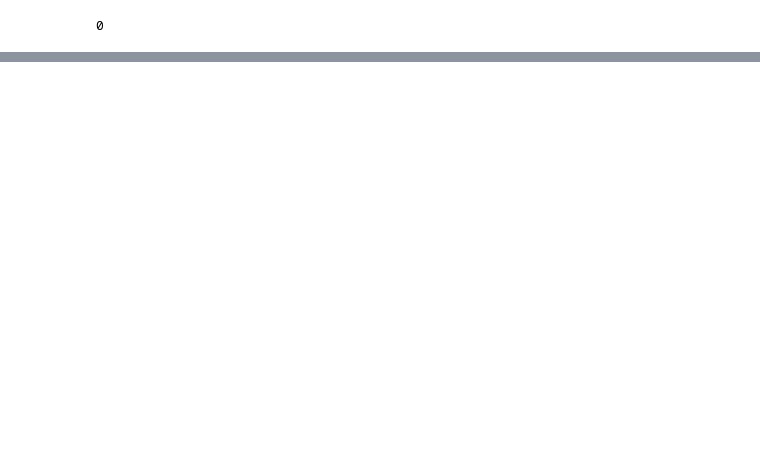
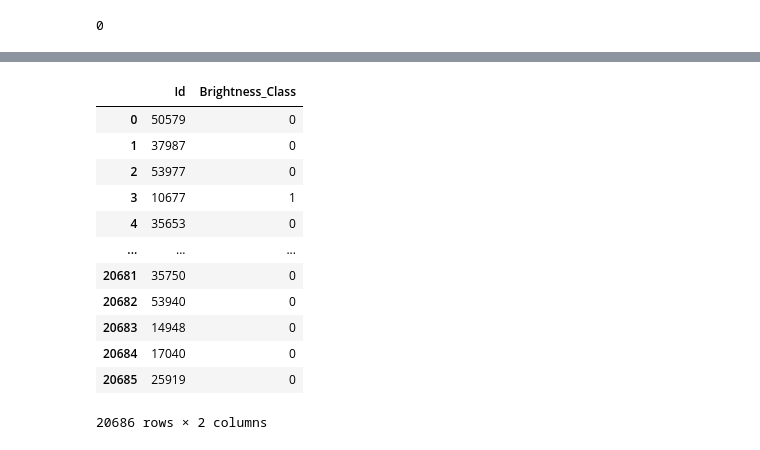
Before and after one commit to gkant06/Binary-Classification, a Jupyter notebook: Classification of Green Fluoroscent Protein .ipynb, the cells around one changed output, grey strips where cells are left out. Saved outputs shown, nothing was run; the diff lists cells and outputs as text; code cells hidden in the pictures; blank space fills up the shorter version.

```diff
--- a/Classification of Green Fluoroscent Protein .ipynb
+++ b/Classification of Green Fluoroscent Protein .ipynb
@@ -116,3 +108,8 @@ X_train.to_csv(r'C:\Users\kantg\OneDrive\Desktop\CMU\ML for Science\HW4\check.cs
+# %%
+# Importing training and test data matrix from local folder
+
+X_train = pd.read_csv(r'C:\Users\kantg\OneDrive\Desktop\CMU\ML for Science\HW4\X_train_output.csv')
+X_test = pd.read_csv(r'C:\Users\kantg\OneDrive\Desktop\CMU\ML for Science\HW4\X_test_output.csv')
 # %%
 # Checking for nulls
 X_train.isnull().any().sum()
@@ -149,8 +126,10 @@ X_test = pd.DataFrame(scaler.transform(X_test),columns= X_test.columns, index =
 # %%
 # Check submission
 
-log_reg = LogisticRegression(random_state=6,max_iter=200)
-log_reg.fit(X_train, y_train[['Brightness_Class']])
+yy_train = y_train[['Brightness_Class']]
+
+log_reg = LogisticRegression(random_state=10, max_iter=10000)
+log_reg.fit(X_train, yy_train.values.ravel())
 
 #Predicting the test set results
 y_test = log_reg.predict(X_test)
@@ -158,0 +136,4 @@ ValueError: Found input variables with inconsistent numbers of samples: [31029,
+# %%
+y_test = pd.DataFrame(y_test, columns = ['Brightness_Class'])
+y_test_final = pd.concat([X_test_0['Id'], y_test['Brightness_Class']], axis = 1)
+y_test_final.to_csv(r'C:\Users\kantg\OneDrive\Desktop\CMU\ML for Science\HW4\y_test result.csv',index=None)
@@ -158,0 +169,16 @@ ValueError: Found input variables with inconsistent numbers of samples: [31029,
+# %%
+y_test_final
+# %% [output]
+|  | Id | Brightness_Class |
+| 0 | 50579 | 0 |
+| 1 | 37987 | 0 |
+| 2 | 53977 | 0 |
+| 3 | 10677 | 1 |
+| 4 | 35653 | 0 |
+| ... | ... | ... |
+| 20681 | 35750 | 0 |
+| 20682 | 53940 | 0 |
+| 20683 | 14948 | 0 |
+| 20684 | 17040 | 0 |
+| 20685 | 25919 | 0 |
+20686 rows × 2 columns
```
Also changed, not shown: parts of 18 cells of this notebook.
